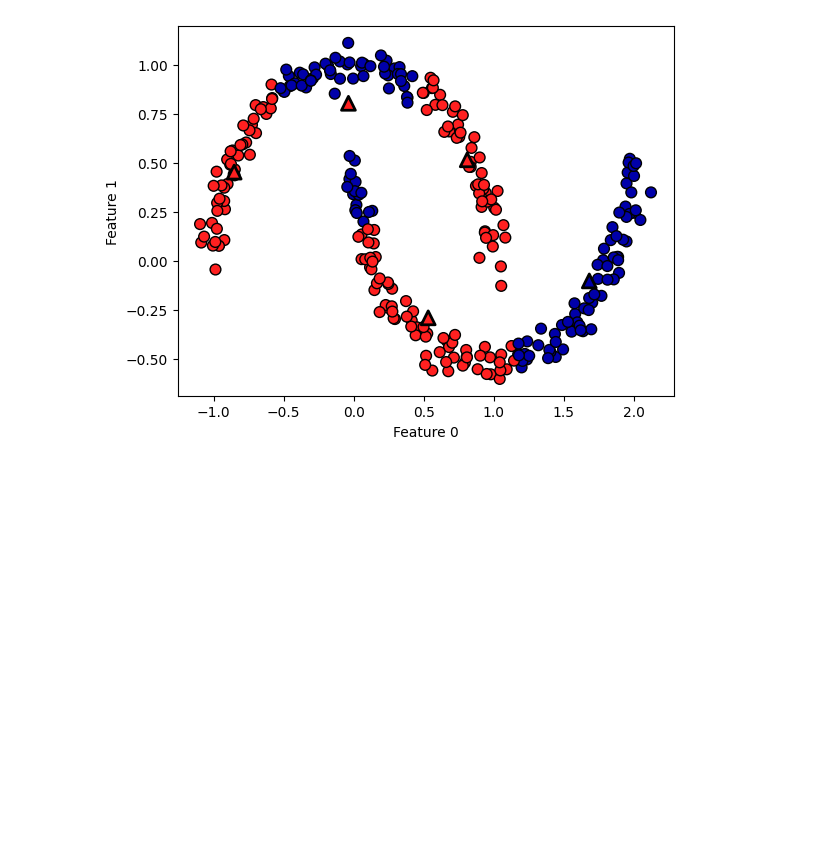
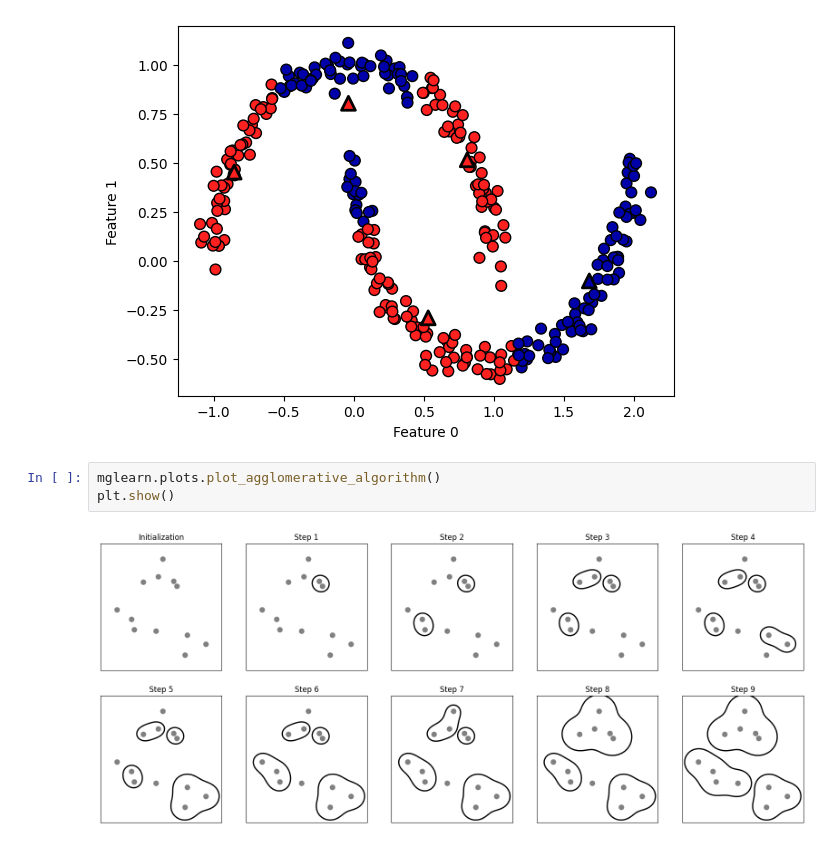
Before and after one commit to HANTU7-web/Introduction-to-Machine-Learning-with-python-codes-and-implementations, a Jupyter notebook: Clustering.ipynb, the cells around one changed output. Saved outputs shown, nothing was run; the diff lists cells and outputs as text; blank space fills up the shorter version.

```diff
--- a/Clustering.ipynb
+++ b/Clustering.ipynb
@@ -31,3 +31,8 @@ plt.show()
 # And we also have to fine tune it a bit more as we can see the model still fails in some areas.
 # %% [output]
 [figure]
+# %%
+mglearn.plots.plot_agglomerative_algorithm()
+plt.show()
+# %% [output]
+[figure, added]
```
